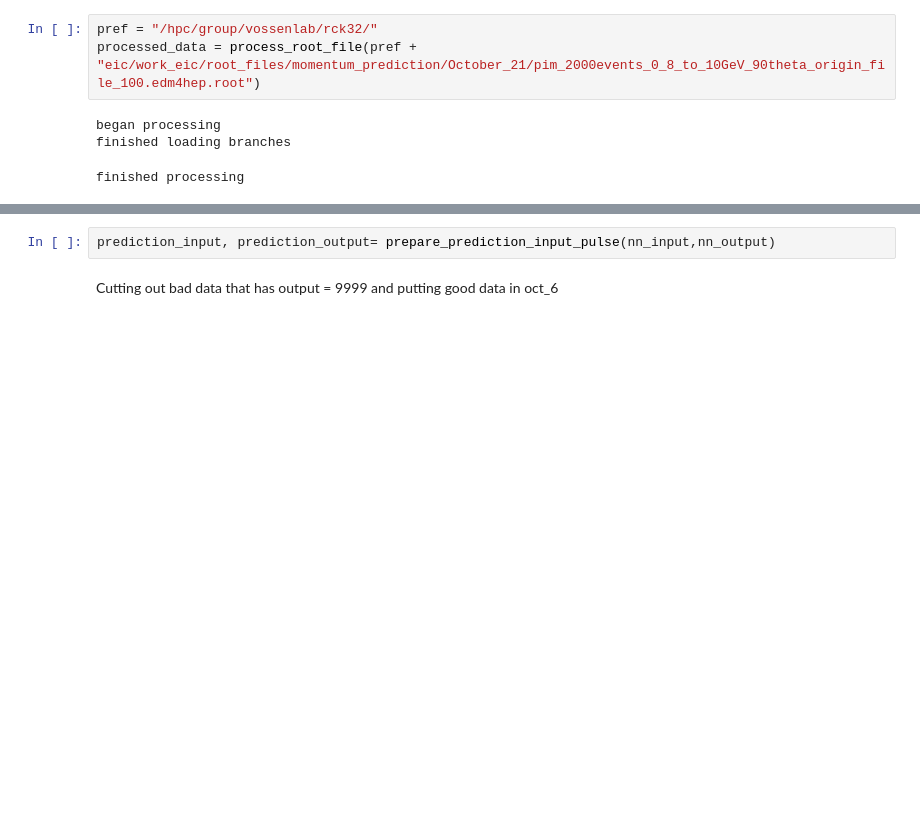
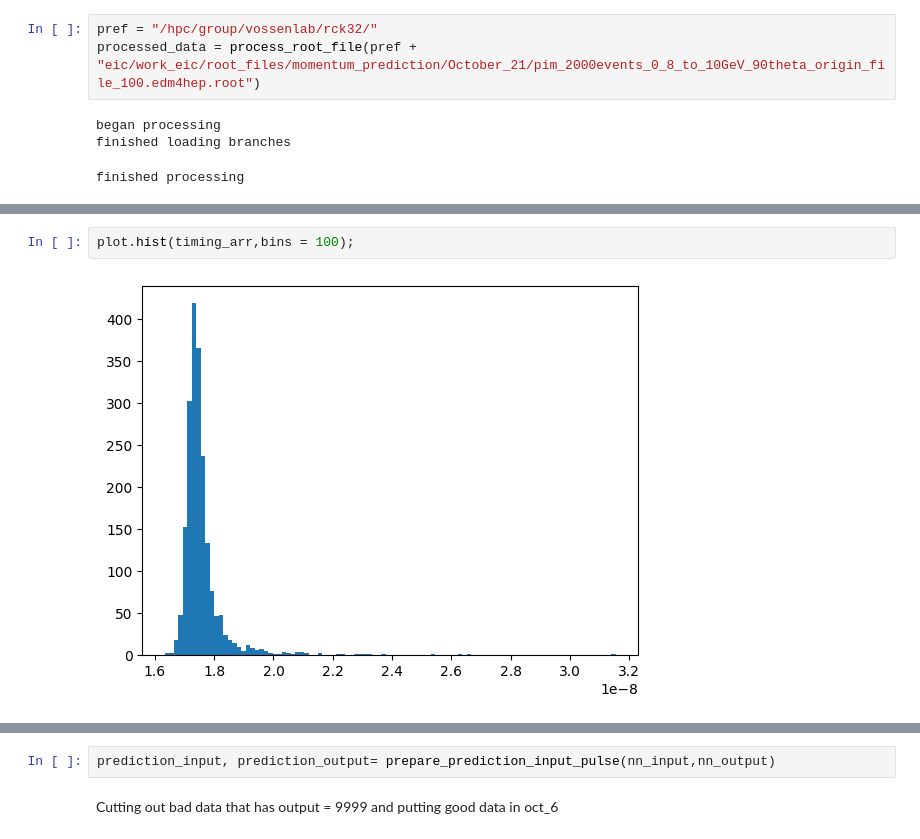
Before and after one commit to RowanKell/work_eic, a Jupyter notebook: macros/Timing_estimation/CFDEnergyTiming.ipynb, the cells around one changed output, grey strips where cells are left out. Cells and saved outputs as stored; diff of their text form; blank space fills up the shorter version.

```diff
--- a/macros/Timing_estimation/CFDEnergyTiming.ipynb
+++ b/macros/Timing_estimation/CFDEnergyTiming.ipynb
@@ -402,2 +301,6 @@ skipped event #1571 because threshold not met
 skipped event #1818 because threshold not met
 skipped event #1933 because threshold not met
+# %%
+plot.hist(timing_arr,bins = 100);
+# %% [output]
+[figure, added]
```
Also changed, not shown: parts of 11 cells of this notebook, 5 other files.
